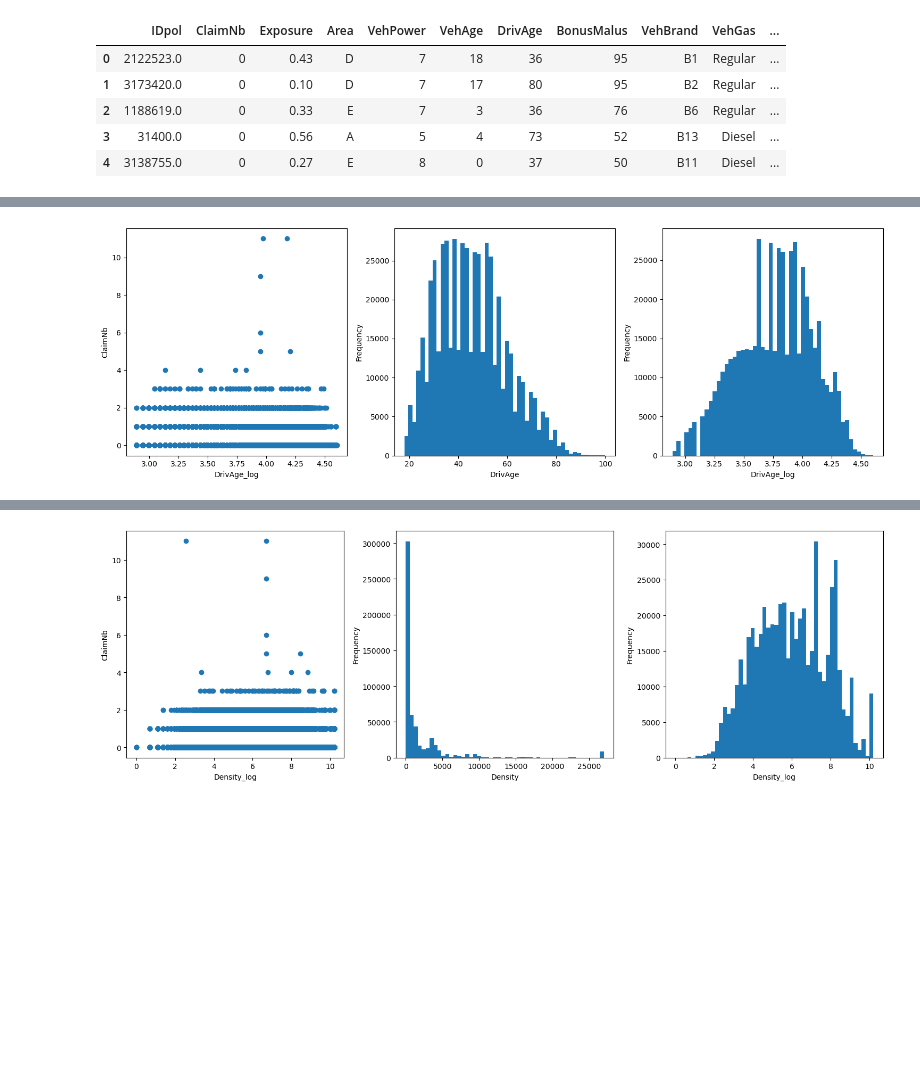
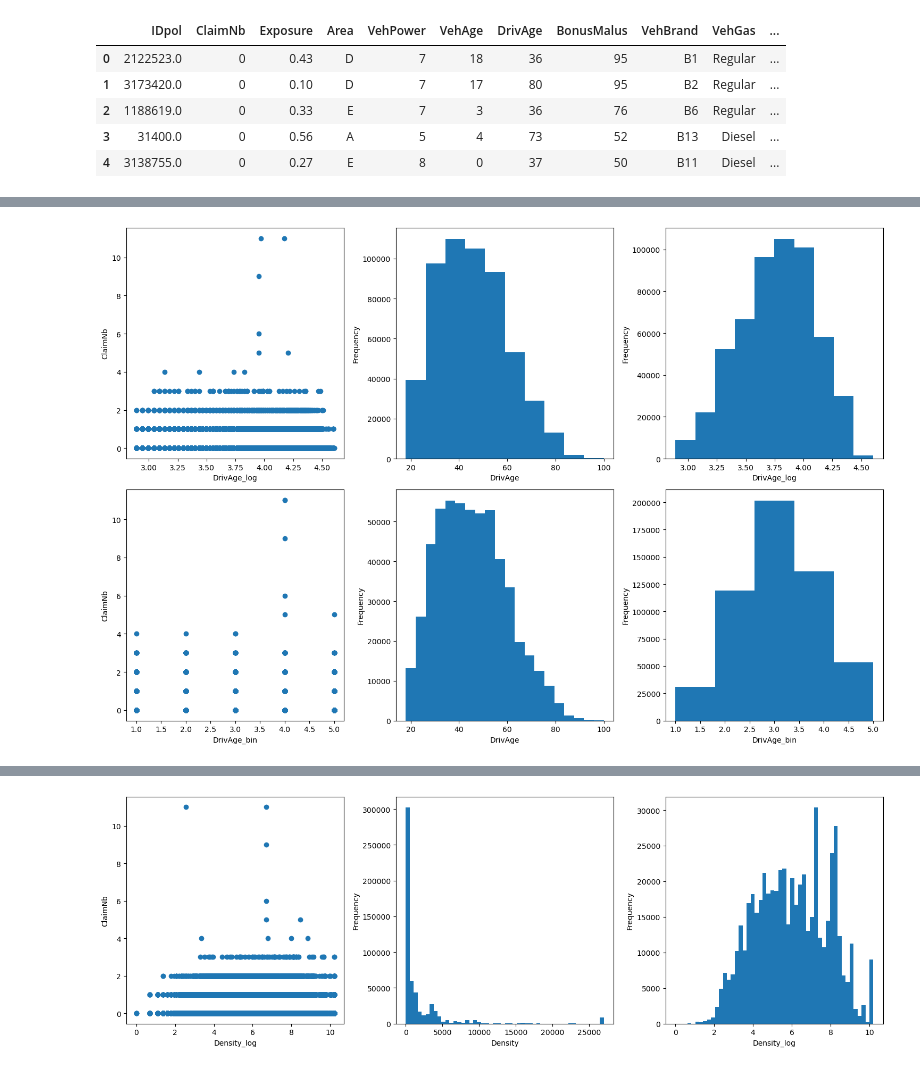
Before and after one commit to HKrtsn/ML-Project, a Jupyter notebook: pca_clustering_scraps.ipynb, the cells around one changed output, grey strips where cells are left out. Saved outputs shown, nothing was run; the diff lists cells and outputs as text; code cells hidden in the pictures; blank space fills up the shorter version.

```diff
--- a/pca_clustering_scraps.ipynb
+++ b/pca_clustering_scraps.ipynb
@@ -15,0 +32,19 @@ df.head()
+# %%
+df['VehAge_log']=np.log(df['VehAge_1'])
+
+fig, axes=plt.subplots(1, 3, figsize=(15,5))
+
+axes[0].scatter(x=df['VehAge_log'], y=df['ClaimNb'])
+axes[0].set_xlabel('VehAge_log')
+axes[0].set_ylabel('ClaimNb')
+
+axes[1].hist(df['VehAge'].values, bins=10)
+axes[1].set_xlabel('VehAge')
+axes[1].set_ylabel('Frequency')
+
+axes[2].hist(df['VehAge_log'], bins=10)
+axes[2].set_xlabel('VehAge_log')
+axes[2].set_ylabel('Frequency')
+
+plt.tight_layout()
+plt.show()
@@ -16,21 +53,40 @@ df.head()
 # %%
 df['DrivAge_log']=np.log(df['DrivAge'])
 
-fig, axes=plt.subplots(1, 3, figsize=(15,5))
+fig, axes=plt.subplots(2, 3, figsize=(15,10))
 
-axes[0].scatter(x=df['DrivAge_log'], y=df['ClaimNb'])
-axes[0].set_xlabel('DrivAge_log')
-axes[0].set_ylabel('ClaimNb')
+axes[0,0].scatter(x=df['DrivAge_log'], y=df['ClaimNb'])
+axes[0,0].set_xlabel('DrivAge_log')
+axes[0,0].set_ylabel('ClaimNb')
 
-axes[1].hist(df['DrivAge'].values, bins=50)
-axes[1].set_xlabel('DrivAge')
-axes[1].set_ylabel('Frequency')
+axes[0,1].hist(df['DrivAge'].values, bins=10)
+axes[0,1].set_xlabel('DrivAge')
+axes[0,1].set_ylabel('Frequency')
 
-axes[2].hist(df['DrivAge_log'], bins=50)
-axes[2].set_xlabel('DrivAge_log')
-axes[2].set_ylabel('Frequency')
+axes[0,2].hist(df['DrivAge_log'], bins=10)
+axes[0,2].set_xlabel('DrivAge_log')
+axes[0,2].set_ylabel('Frequency')
+
+df['DrivAge_bin']=pd.cut(
+    df['DrivAge'],
+    bins=[17, 25, 35, 50, 65, 100],
+    labels= [1, 2, 3, 4, 5],            # 1: 18-25, 2: 26-35, 3: 36-50, 4: 51-65, 5: 65+
+    right= True
+)
+
+axes[1,0].scatter(x=df['DrivAge_bin'], y=df['ClaimNb'])
+axes[1,0].set_xlabel('DrivAge_bin')
+axes[1,0].set_ylabel('ClaimNb')
+
+axes[1,1].hist(df['DrivAge'].values, bins=20)
+axes[1,1].set_xlabel('DrivAge')
+axes[1,1].set_ylabel('Frequency')
+
+axes[1,2].hist(df['DrivAge_bin'], bins=5)
+axes[1,2].set_xlabel('DrivAge_bin')
+axes[1,2].set_ylabel('Frequency')
 
 plt.tight_layout()
 plt.show()
 # %% [output]
-[figure, old version]
+[figure, new version]
```
Also changed, not shown: parts of 8 cells of this notebook, 1 other file.
